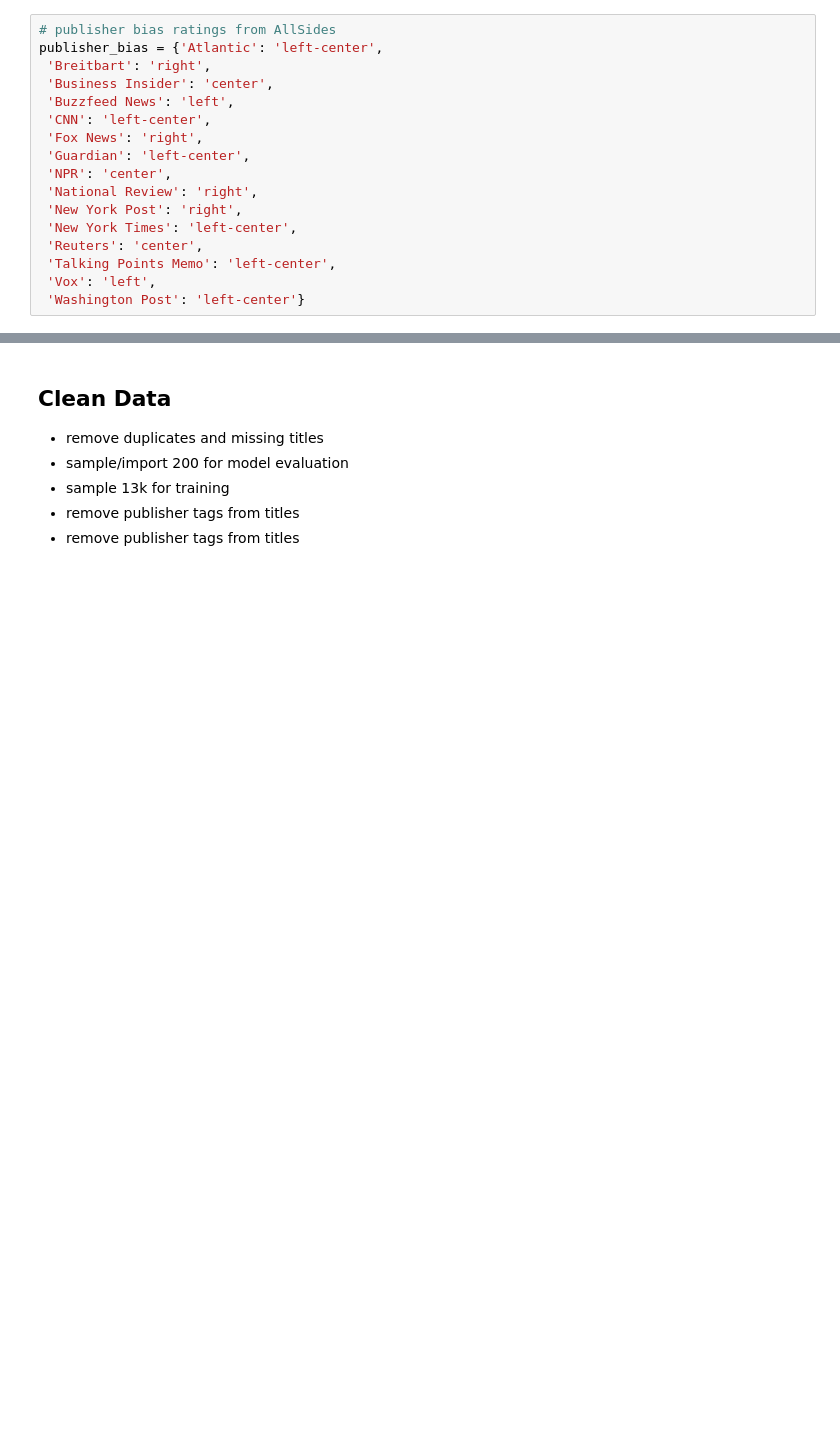
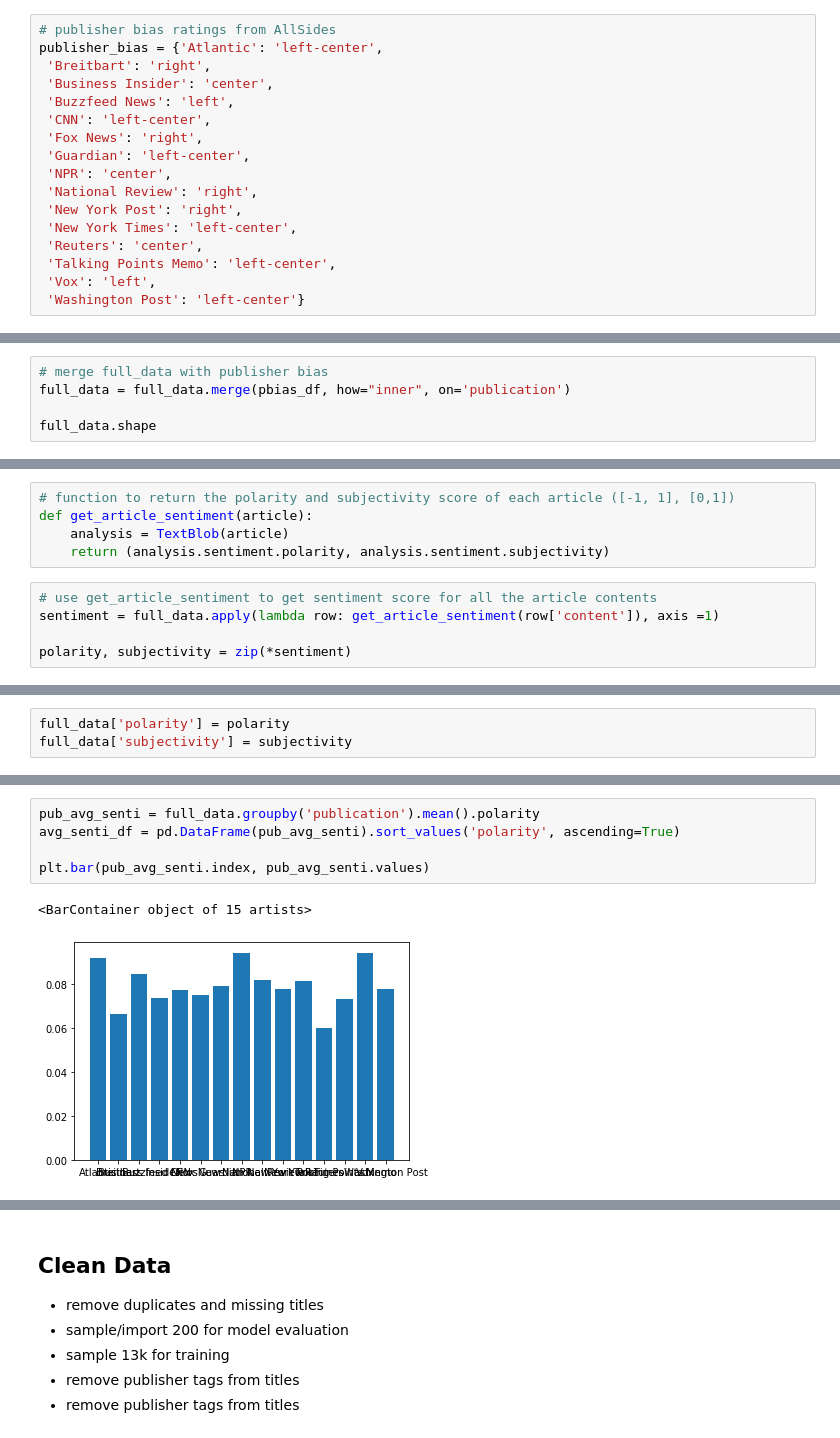
Before and after one commit to s-miramontes/News_Filter, a Jupyter notebook: notebooks/data_cleaning.ipynb, the cells around one changed output, grey strips where cells are left out. Cells and saved outputs as stored; diff of their text form; blank space fills up the shorter version.

```diff
--- a/notebooks/data_cleaning.ipynb
+++ b/notebooks/data_cleaning.ipynb
@@ -134,0 +119,5 @@ pbias_df
+# %%
+# merge full_data with publisher bias
+full_data = full_data.merge(pbias_df, how="inner", on='publication')
+
+full_data.shape
@@ -134,0 +137,10 @@ pbias_df
+# %%
+# function to return the polarity and subjectivity score of each article ([-1, 1], [0,1])
+def get_article_sentiment(article):
+    analysis = TextBlob(article)
+    return (analysis.sentiment.polarity, analysis.sentiment.subjectivity)
+# %%
+# use get_article_sentiment to get sentiment score for all the article contents
+sentiment = full_data.apply(lambda row: get_article_sentiment(row['content']), axis =1)
+
+polarity, subjectivity = zip(*sentiment)
@@ -134,0 +162,3 @@ pbias_df
+# %%
+full_data['polarity'] = polarity
+full_data['subjectivity'] = subjectivity
@@ -134,0 +174,8 @@ pbias_df
+# %%
+pub_avg_senti = full_data.groupby('publication').mean().polarity
+avg_senti_df = pd.DataFrame(pub_avg_senti).sort_values('polarity', ascending=True)
+
+plt.bar(pub_avg_senti.index, pub_avg_senti.values)
+# %% [output]
+<BarContainer object of 15 artists>
+[figure, added]
```
Also changed, not shown: parts of 10 cells of this notebook.
